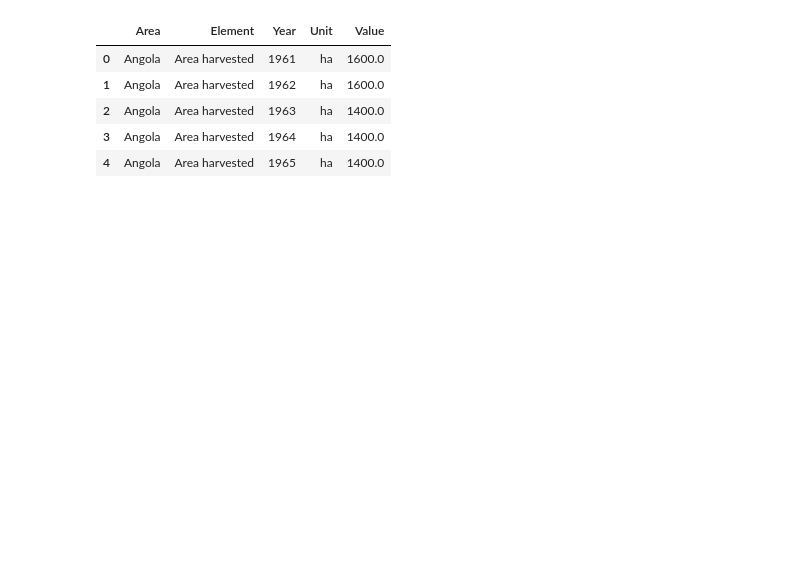
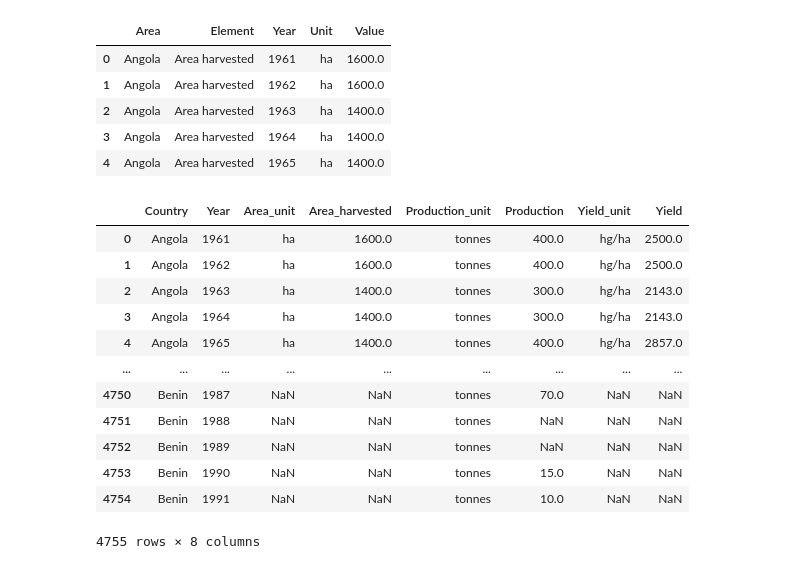
Before and after one commit to MellyB5/ETL_project, a Jupyter notebook: code_katherine/analyse_crop_production_by_area.ipynb, the cells around one changed output. Drawn from its saved outputs; the diff is of its cells as text; code cells hidden in the pictures; blank space fills up the shorter version.

Commit message:
finished transformation of production table, also grouped by region

```diff
--- a/code_katherine/analyse_crop_production_by_area.ipynb
+++ b/code_katherine/analyse_crop_production_by_area.ipynb
@@ -94,0 +79,31 @@ production.head()
+# %%
+# re-label columns
+area_harvested.columns = ['Country', 'Year', 'Area_unit', 'Area_harvested']
+# %%
+# repeat for other columns
+prod = production.loc[production['Element'] == "Production"]
+prod = prod.drop('Element', axis = 1)
+prod.columns = ['Country', 'Year', 'Production_unit', 'Production']
+
+p_yield = production.loc[production['Element'] == "Yield"]
+p_yield = p_yield.drop('Element', axis = 1)
+p_yield.columns = ['Country', 'Year', 'Yield_unit', 'Yield']
+# %%
+# combine tables
+df1 = pd.merge(area_harvested, prod, how = "outer", on=["Country", "Year"])
+country_production = pd.merge(df1, p_yield, how = "outer", on=["Country", "Year"])
+country_production
+# %% [output]
+|  | Country | Year | Area_unit | Area_harvested | Production_unit | Production | Yield_unit | Yield |
+| 0 | Angola | 1961 | ha | 1600.0 | tonnes | 400.0 | hg/ha | 2500.0 |
+| 1 | Angola | 1962 | ha | 1600.0 | tonnes | 400.0 | hg/ha | 2500.0 |
+| 2 | Angola | 1963 | ha | 1400.0 | tonnes | 300.0 | hg/ha | 2143.0 |
+| 3 | Angola | 1964 | ha | 1400.0 | tonnes | 300.0 | hg/ha | 2143.0 |
+| 4 | Angola | 1965 | ha | 1400.0 | tonnes | 400.0 | hg/ha | 2857.0 |
+| ... | ... | ... | ... | ... | ... | ... | ... | ... |
+| 4750 | Benin | 1987 | NaN | NaN | tonnes | 70.0 | NaN | NaN |
+| 4751 | Benin | 1988 | NaN | NaN | tonnes | NaN | NaN | NaN |
+| 4752 | Benin | 1989 | NaN | NaN | tonnes | NaN | NaN | NaN |
+| 4753 | Benin | 1990 | NaN | NaN | tonnes | 15.0 | NaN | NaN |
+| 4754 | Benin | 1991 | NaN | NaN | tonnes | 10.0 | NaN | NaN |
+4755 rows × 8 columns
```
Also changed, not shown: parts of 32 cells of this notebook, 3 other files.
